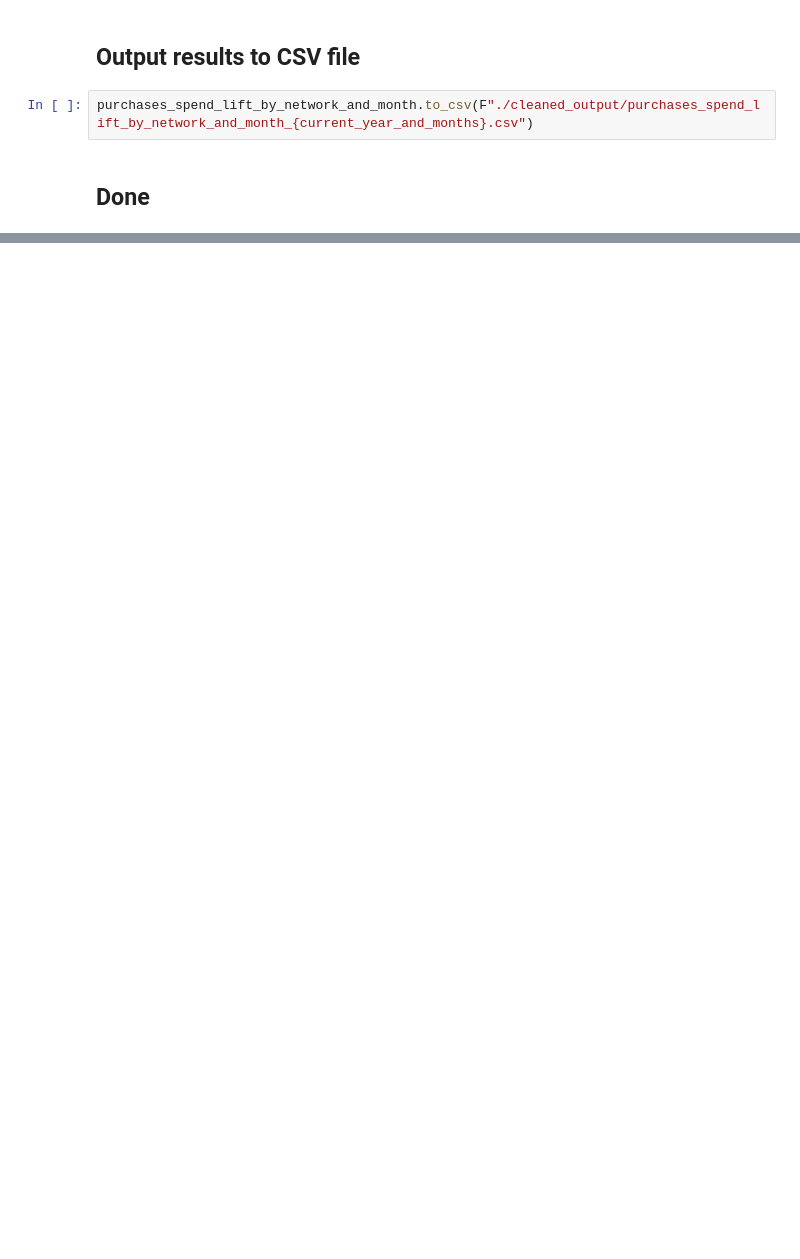
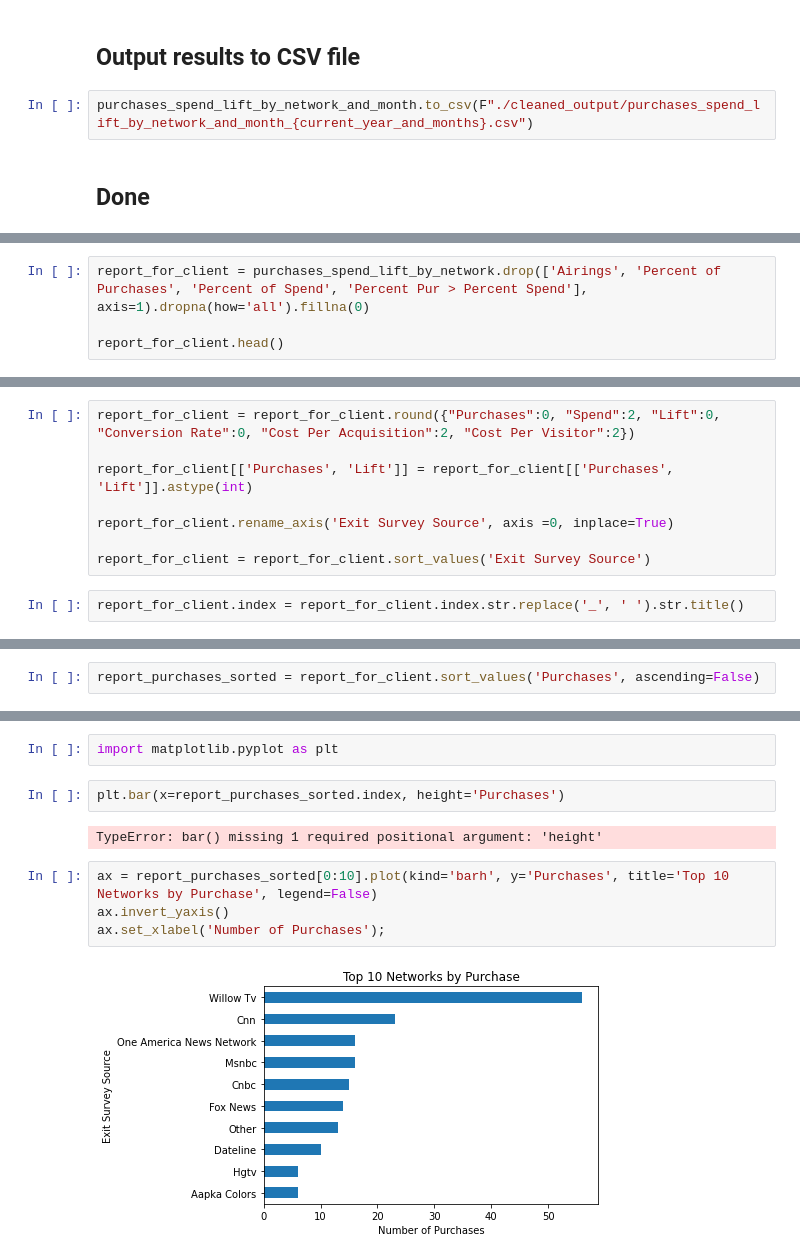
Before and after one commit to papir805/telepulse_ad_campaign_report, a Jupyter notebook: takehome_quiz_answers.ipynb, the cells around one changed output, grey strips where cells are left out. Cells and saved outputs as stored; diff of their text form; blank space fills up the shorter version.

Commit message:
Working through reports and powerpoint

```diff
--- a/takehome_quiz_answers.ipynb
+++ b/takehome_quiz_answers.ipynb
@@ -404,0 +301,4 @@ purchases_spend_lift_by_network_and_month.to_csv(F"./cleaned_output/purchases_sp
+# %%
+report_for_client = purchases_spend_lift_by_network.drop(['Airings', 'Percent of Purchases', 'Percent of Spend', 'Percent Pur > Percent Spend'], axis=1).dropna(how='all').fillna(0)
+
+report_for_client.head()
@@ -404,0 +313,10 @@ purchases_spend_lift_by_network_and_month.to_csv(F"./cleaned_output/purchases_sp
+# %%
+report_for_client = report_for_client.round({"Purchases":0, "Spend":2, "Lift":0, "Conversion Rate":0, "Cost Per Acquisition":2, "Cost Per Visitor":2})
+
+report_for_client[['Purchases', 'Lift']] = report_for_client[['Purchases', 'Lift']].astype(int)
+
+report_for_client.rename_axis('Exit Survey Source', axis =0, inplace=True)
+
+report_for_client = report_for_client.sort_values('Exit Survey Source')
+# %%
+report_for_client.index = report_for_client.index.str.replace('_', ' ').str.title()
@@ -404,0 +360,2 @@ purchases_spend_lift_by_network_and_month.to_csv(F"./cleaned_output/purchases_sp
+# %%
+report_purchases_sorted = report_for_client.sort_values('Purchases', ascending=False)
@@ -404,0 +371,12 @@ purchases_spend_lift_by_network_and_month.to_csv(F"./cleaned_output/purchases_sp
+# %%
+import matplotlib.pyplot as plt
+# %%
+plt.bar(x=report_purchases_sorted.index, height='Purchases')
+# %% [output]
+TypeError: bar() missing 1 required positional argument: 'height'
+# %%
+ax = report_purchases_sorted[0:10].plot(kind='barh', y='Purchases', title='Top 10 Networks by Purchase', legend=False)
+ax.invert_yaxis()
+ax.set_xlabel('Number of Purchases');
+# %% [output]
+[figure, added]
```
Also changed, not shown: parts of 67 cells of this notebook, 11 other files.
